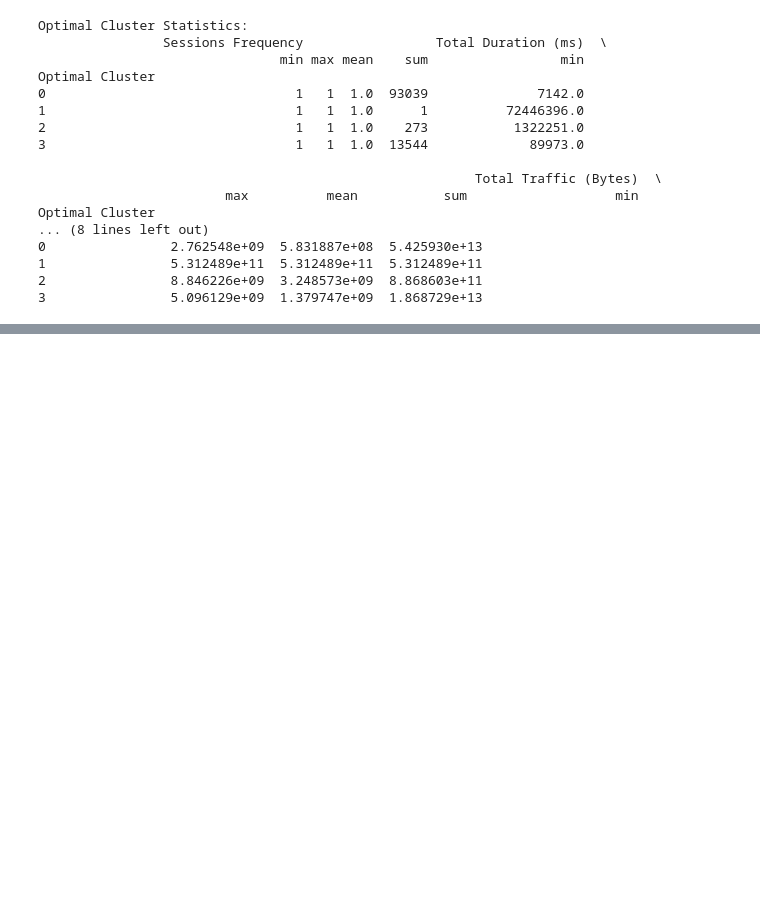
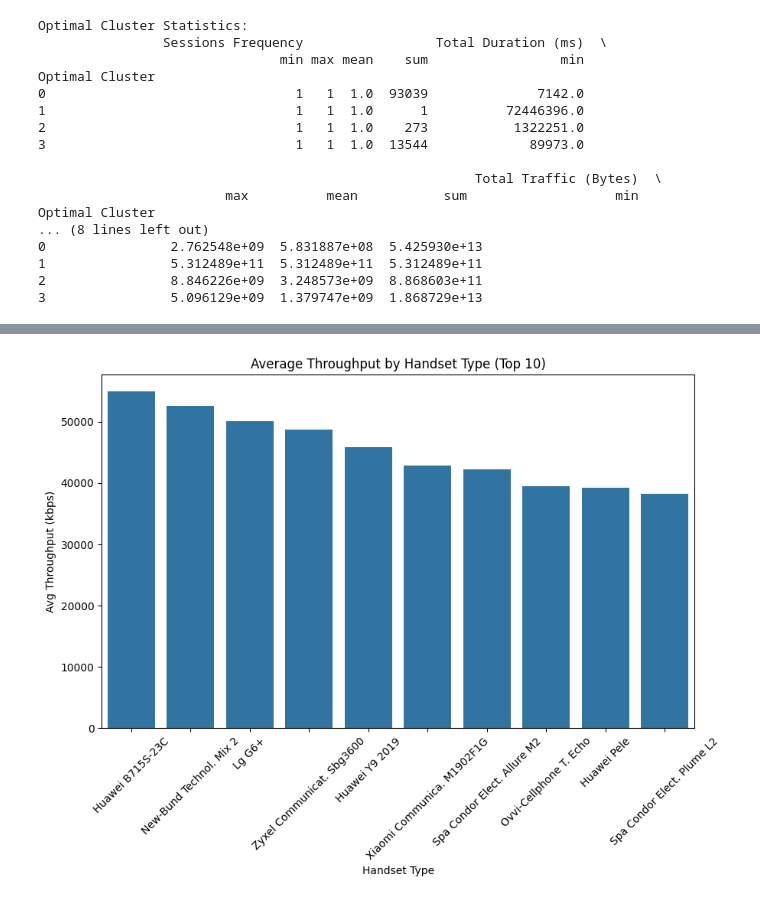
Before and after one commit to SaraFedlu/Telecom_customer_usage_analysis, a Jupyter notebook: notebooks/eda.ipynb, the cells around one changed output, grey strips where cells are left out. Cells and saved outputs as stored; diff of their text form; code cells hidden in the pictures; blank space fills up the shorter version.

Commit message:
perform user experience analysis

```diff
--- a/notebooks/eda.ipynb
+++ b/notebooks/eda.ipynb
@@ -610,0 +736,13 @@ Optimal Cluster
+# %%
+# Average throughput per handset type
+throughput_by_handset = experience_metrics.groupby('Handset Type')['Avg Throughput (kbps)'].mean().sort_values(ascending=False)
+
+plt.figure(figsize=(10, 6))
+sns.barplot(x=throughput_by_handset.head(10).index, y=throughput_by_handset.head(10).values)
+plt.title('Average Throughput by Handset Type (Top 10)')
+plt.xlabel('Handset Type')
+plt.ylabel('Avg Throughput (kbps)')
+plt.xticks(rotation=45)
+plt.show()
+# %% [output]
+[figure, added]
```
Also changed, not shown: parts of 6 cells of this notebook.
